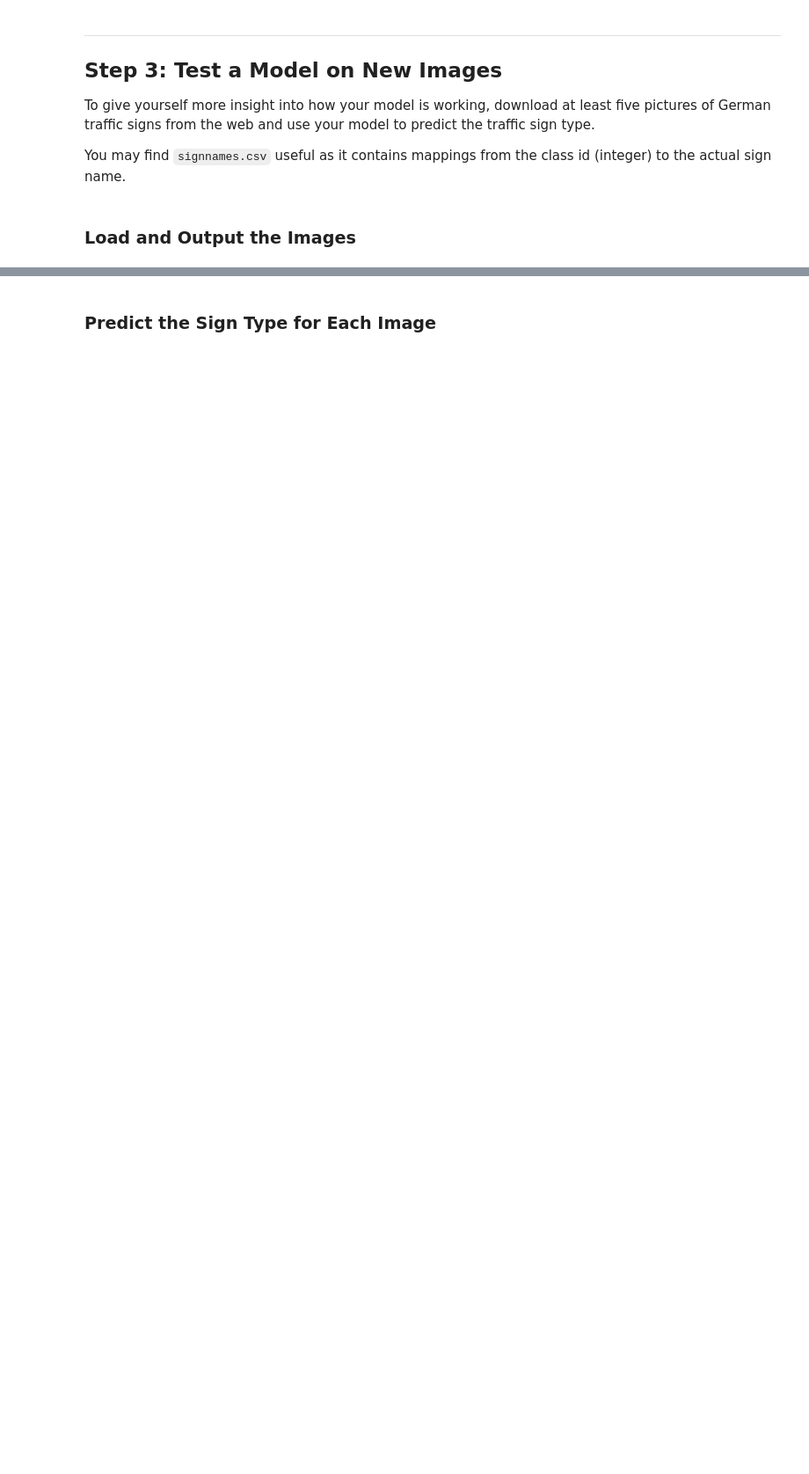
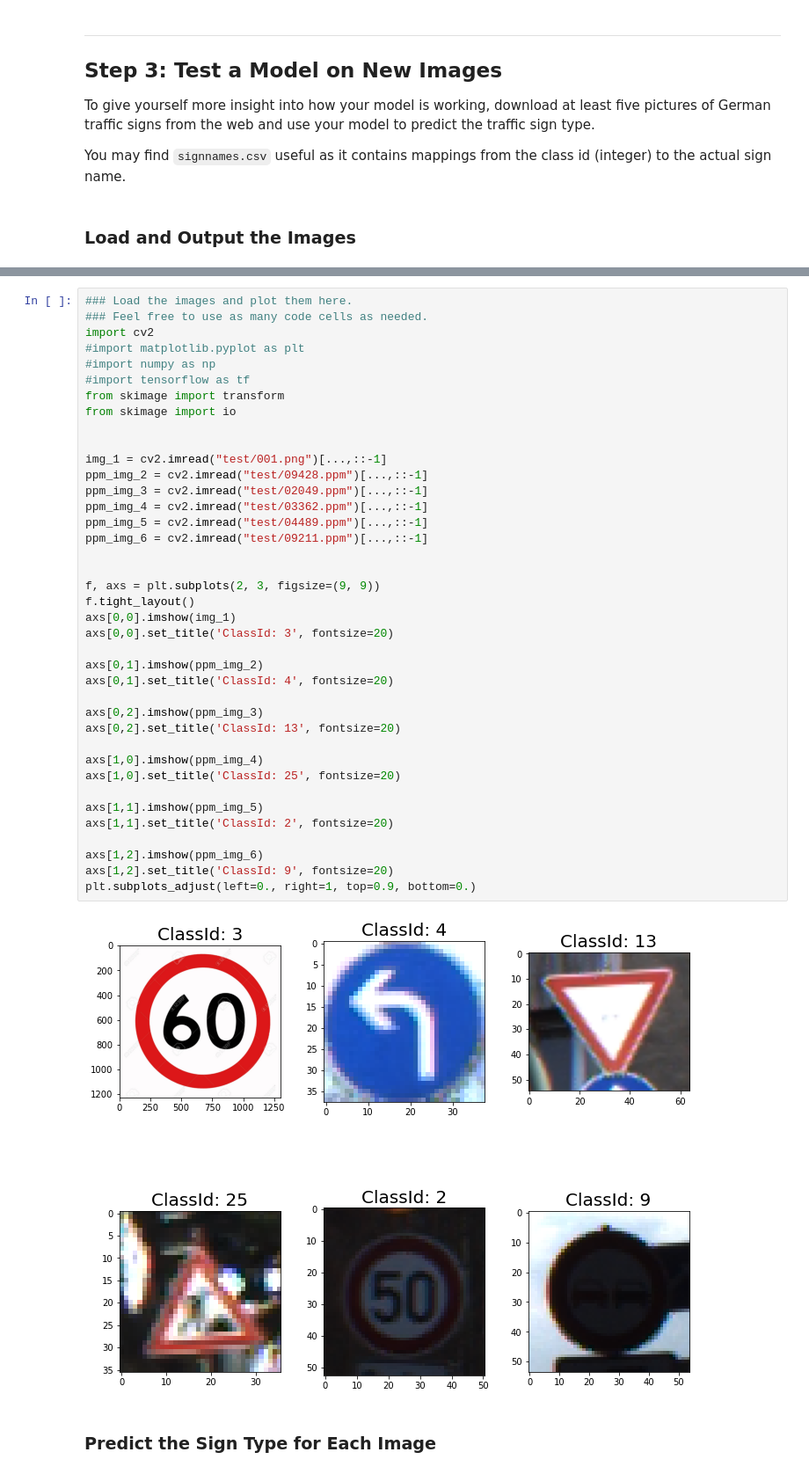
Before and after one commit to BofeiCHEN/CarND-Traffic-Sign-Classifier-Project, a Jupyter notebook: Traffic_Sign_Classifier.ipynb, the cells around one changed output, grey strips where cells are left out. Shown: that part at 88% size. Saved outputs shown, nothing was run; the diff lists cells and outputs as text; blank space fills up the shorter version.

Commit message:
finish the model and test

```diff
--- a/Traffic_Sign_Classifier.ipynb
+++ b/Traffic_Sign_Classifier.ipynb
@@ -341,2 +340,43 @@ You may find `signnames.csv` useful as it contains mappings from the class id (i
+# %%
+### Load the images and plot them here.
+### Feel free to use as many code cells as needed.
+import cv2
+#import matplotlib.pyplot as plt
+#import numpy as np
+#import tensorflow as tf
+from skimage import transform
+from skimage import io
+
+
+img_1 = cv2.imread("test/001.png")[...,::-1]
+ppm_img_2 = cv2.imread("test/09428.ppm")[...,::-1]
+ppm_img_3 = cv2.imread("test/02049.ppm")[...,::-1]
+ppm_img_4 = cv2.imread("test/03362.ppm")[...,::-1]
+ppm_img_5 = cv2.imread("test/04489.ppm")[...,::-1]
+ppm_img_6 = cv2.imread("test/09211.ppm")[...,::-1]
+
+
+f, axs = plt.subplots(2, 3, figsize=(9, 9))
+f.tight_layout()
+axs[0,0].imshow(img_1)
+axs[0,0].set_title('ClassId: 3', fontsize=20)
+
+axs[0,1].imshow(ppm_img_2)
+axs[0,1].set_title('ClassId: 4', fontsize=20)
+
+axs[0,2].imshow(ppm_img_3)
+axs[0,2].set_title('ClassId: 13', fontsize=20)
+
+axs[1,0].imshow(ppm_img_4)
+axs[1,0].set_title('ClassId: 25', fontsize=20)
+
+axs[1,1].imshow(ppm_img_5)
+axs[1,1].set_title('ClassId: 2', fontsize=20)
+
+axs[1,2].imshow(ppm_img_6)
+axs[1,2].set_title('ClassId: 9', fontsize=20)
+plt.subplots_adjust(left=0., right=1, top=0.9, bottom=0.)
+# %% [output]
+[figure, added]
 # %% [markdown]
 ### Predict the Sign Type for Each Image
```
Also changed, not shown: parts of 9 cells of this notebook, 17 other files.
